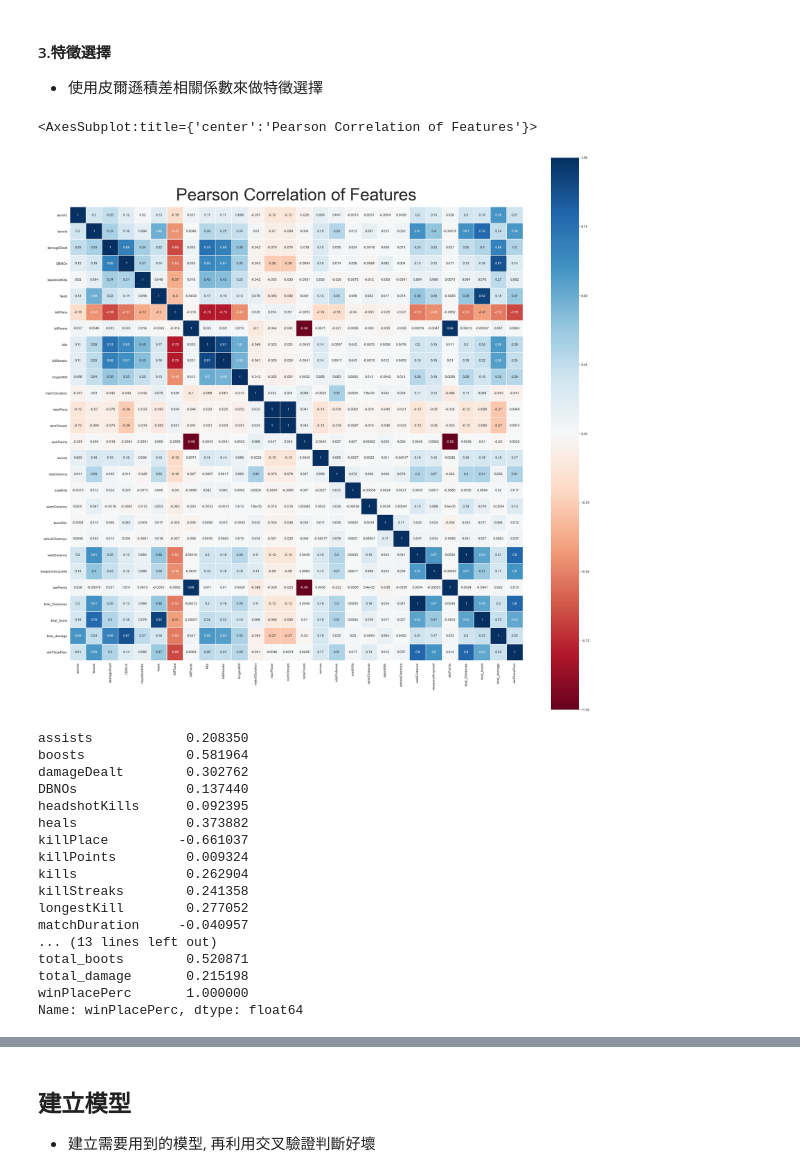
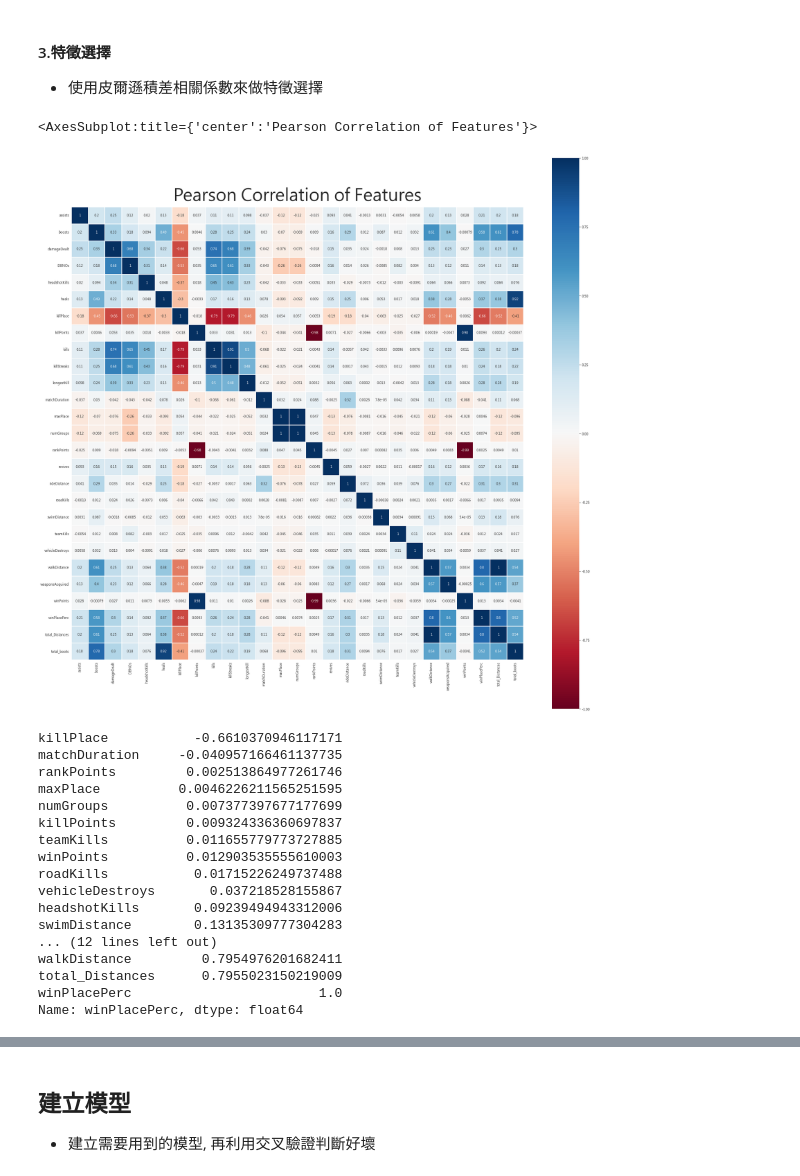
Before and after one commit to ALINYIWEN/Kaggle-Competitions, a Jupyter notebook: PUBG Finish Placement Prediction.ipynb, the cells around one changed output, grey strips where cells are left out. Saved outputs shown, nothing was run; the diff lists cells and outputs as text; code cells hidden in the pictures.

```diff
--- a/PUBG Finish Placement Prediction.ipynb
+++ b/PUBG Finish Placement Prediction.ipynb
@@ -213,0 +209,11 @@ print("相同配對id的人數: "+ str(len(train[train['matchId']=='aeb375fc5711
+# %%
+# 觀察移除欄位後的資料及尺寸
+train = train.drop(['Id','groupId','matchId','matchType'], axis = 1) # 刪除指定column
+test = test.drop(['Id','groupId','matchId','matchType'], axis = 1) # 刪除指定column
+
+# 合併 train & test 資料集
+X = pd.concat([train, test], ignore_index = True)
+
+print('train_data shape: '+str(train.shape))
+print('y_train shape: '+str(y_train.shape))
+print('test shape: '+str(test.shape))
@@ -213,0 +256,3 @@ print("相同配對id的人數: "+ str(len(train[train['matchId']=='aeb375fc5711
+# %%
+# 目標值有缺失值的row移除
+train = train.dropna(axis=0, subset = ["winPlacePerc"])
@@ -268,9 +317,0 @@ train.shape
-# %%
-# 觀察移除欄位後的資料及尺寸
-y_train = train['winPlacePerc']
-train = train.drop(['Id','groupId','matchId','matchType','winPlacePerc'], axis = 1) # 刪除指定column
-test = test.drop(['Id','groupId','matchId','matchType'], axis = 1) # 刪除指定column
-
-print('train_data shape: '+str(train.shape))
-print('y_train shape: '+str(y_train.shape))
-print('test shape: '+str(test.shape))
@@ -389,19 +399,11 @@ Text(0.5, 1.0, 'maxPlace')
 # %% [markdown]
 #### 1. 特徵建構
 # %%
-print(train.shape, test.shape, len(y_train))
-
 # 將步行距離與游泳距離加總
 train['total_Distances']= train['swimDistance'] + train['walkDistance']
-
+test['total_Distances']= test['swimDistance'] + test['walkDistance']
 # 將提升性道具加總
 train['total_boots']= train['boosts'] + train['heals']
-
+test['total_boots']= test['boosts'] + test['heals']
 # 將殺傷類的加總
-train['total_damage']= train['DBNOs'] + train['assists']
-
-print(train.shape, test.shape, len(y_train))
-
-X = pd.concat([train, test], ignore_index = True)
-
-print(X.shape)
+# train['total_damage']= train['DBNOs'] + train['assists']
@@ -424,40 +419,36 @@ print(X.shape)
 #### 3.特徵選擇
 - 使用皮爾遜積差相關係數來做特徵選擇
 # %%
-# 因為剛剛把 winPlacePerc 移除了, 所以先加回來判斷相關係數
-X_train = X[:train.shape[0]]
-train = pd.concat([X_train, pd.DataFrame(y_train)], axis = 1)
-
 # 先建立空圖
 colormap = plt.cm.RdBu
 plt.figure(figsize = (30, 30))
 plt.title('Pearson Correlation of Features', y = 1.01, size = 50)
 
 # 再將資料加入圖中
 sns.heatmap(train.astype(float).corr(), linewidths = 0.1, vmin = -1.0 ,vmax = 1.0, square = True, cmap = colormap,
             linecolor = 'white', annot = True, xticklabels = True, yticklabels = True)
 # %% [output]
 <AxesSubplot:title={'center':'Pearson Correlation of Features'}>
-[figure, old version]
+[figure, new version]
 # %%
 # 觀察相關性
-train.astype(float).corr()['winPlacePerc']
+train.astype(float).corr()['winPlacePerc'].sort_values()
 # %% [output]
-assists            0.208350
-boosts             0.581964
-damageDealt        0.302762
-DBNOs              0.137440
-headshotKills      0.092395
-heals              0.373882
-killPlace         -0.661037
-killPoints         0.009324
-kills              0.262904
-killStreaks        0.241358
-longestKill        0.277052
-matchDuration     -0.040957
-... (13 lines left out)
-total_boots        0.520871
-total_damage       0.215198
-winPlacePerc       1.000000
+killPlace           -0.6610370946117171
+matchDuration     -0.040957166461137735
+rankPoints         0.002513864977261746
+maxPlace          0.0046226211565251595
+numGroups          0.007377397677177699
+killPoints         0.009324336360697837
+teamKills          0.011655779773727885
+winPoints          0.012903535555610003
+roadKills           0.01715226249737488
+vehicleDestroys       0.037218528155867
+headshotKills       0.09239494943312006
+swimDistance        0.13135309777304283
+... (12 lines left out)
+walkDistance         0.7954976201682411
+total_Distances      0.7955023150219009
+winPlacePerc                        1.0
 Name: winPlacePerc, dtype: float64
 # %%
```
Also changed, not shown: parts of 40 cells of this notebook.
